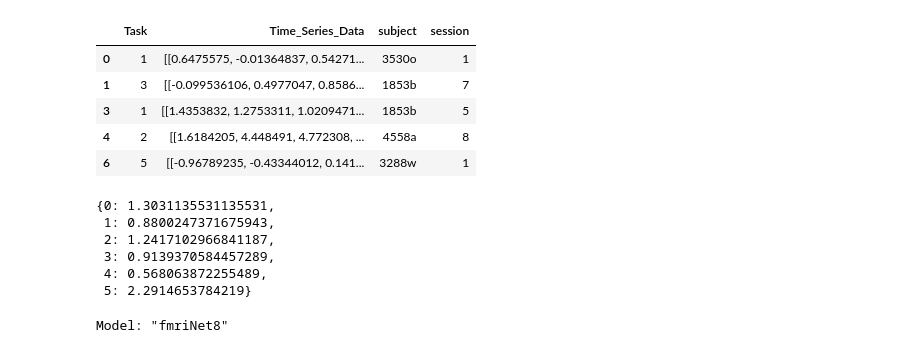
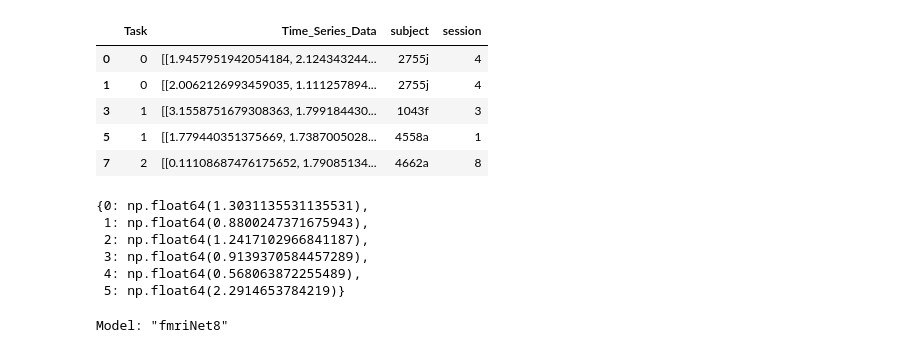
Before and after one commit to Madeby7/fMRINet, a Jupyter notebook: fMRINet/fMRINet_8.ipynb, the cells around one changed output. Saved outputs shown, nothing was run; the diff lists cells and outputs as text; code cells hidden in the pictures.

```diff
--- a/fMRINet/fMRINet_8.ipynb
+++ b/fMRINet/fMRINet_8.ipynb
@@ -31,24 +35,24 @@ from tensorflow.keras.optimizers import AdamW
 # %%
 # Load the DataFrame from the pickle file /-/ this is the toy dataframe ; for the actual data; please consider dataframe.pkl and get in touch with the author.
 
 
 # #{'PVT': 0, 'VWM': 1, 'DOT': 2, 'MOD': 3, 'DYN': 4, 'rest': 5}
 # df = pd.read_pickle('dataframe.pkl')
 
 # df.head()
 
 
 #{'PVT': 0, 'VWM': 1, 'DOT': 2, 'MOD': 3, 'DYN': 4, 'rest': 5}
-df = pd.read_pickle('toy_dataframe.pkl')
+df = pd.read_pickle('dataframe.pkl')
 
 df.head()
 # %% [output]
 |  | Task | Time_Series_Data | subject | session |
-| 0 | 1 | [[0.6475575, -0.01364837, 0.54271... | 3530o | 1 |
-| 1 | 3 | [[-0.099536106, 0.4977047, 0.8586... | 1853b | 7 |
-| 3 | 1 | [[1.4353832, 1.2753311, 1.0209471... | 1853b | 5 |
-| 4 | 2 | [[1.6184205, 4.448491, 4.772308, ... | 4558a | 8 |
-| 6 | 5 | [[-0.96789235, -0.43344012, 0.141... | 3288w | 1 |
+| 0 | 0 | [[1.9457951942054184, 2.124343244... | 2755j | 4 |
+| 1 | 0 | [[2.0062126993459035, 1.111257894... | 2755j | 4 |
+| 3 | 1 | [[3.1558751679308363, 1.799184430... | 1043f | 3 |
+| 5 | 1 | [[1.779440351375669, 1.7387005028... | 4558a | 1 |
+| 7 | 2 | [[0.11108687476175652, 1.79085134... | 4662a | 8 |
 # %%
 # subjs = df["subject"].unique()
 # np.random.shuffle(subjs) # do in-place shuffle
@@ -84,10 +88,10 @@ weights        = sklearn.utils.class_weight.compute_class_weight(class_weight='b
 class_weights  = {0:weights[0], 1:weights[1], 2:weights[2], 3:weights[3], 4:weights[4], 5:weights[5]}
 class_weights
 # %% [output]
-{0: 1.3031135531135531,
- 1: 0.8800247371675943,
- 2: 1.2417102966841187,
- 3: 0.9139370584457289,
- 4: 0.568063872255489,
- 5: 2.2914653784219}
+{0: np.float64(1.3031135531135531),
+ 1: np.float64(0.8800247371675943),
+ 2: np.float64(1.2417102966841187),
+ 3: np.float64(0.9139370584457289),
+ 4: np.float64(0.568063872255489),
+ 5: np.float64(2.2914653784219)}
 # %%
```
Also changed, not shown: parts of 3 cells of this notebook.
